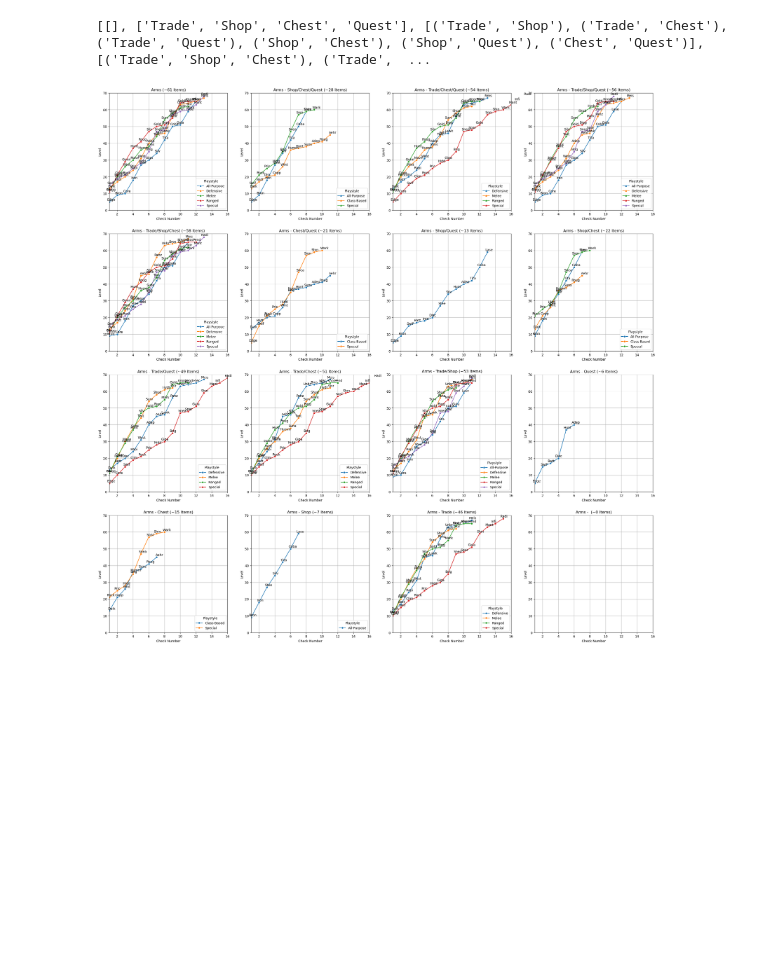
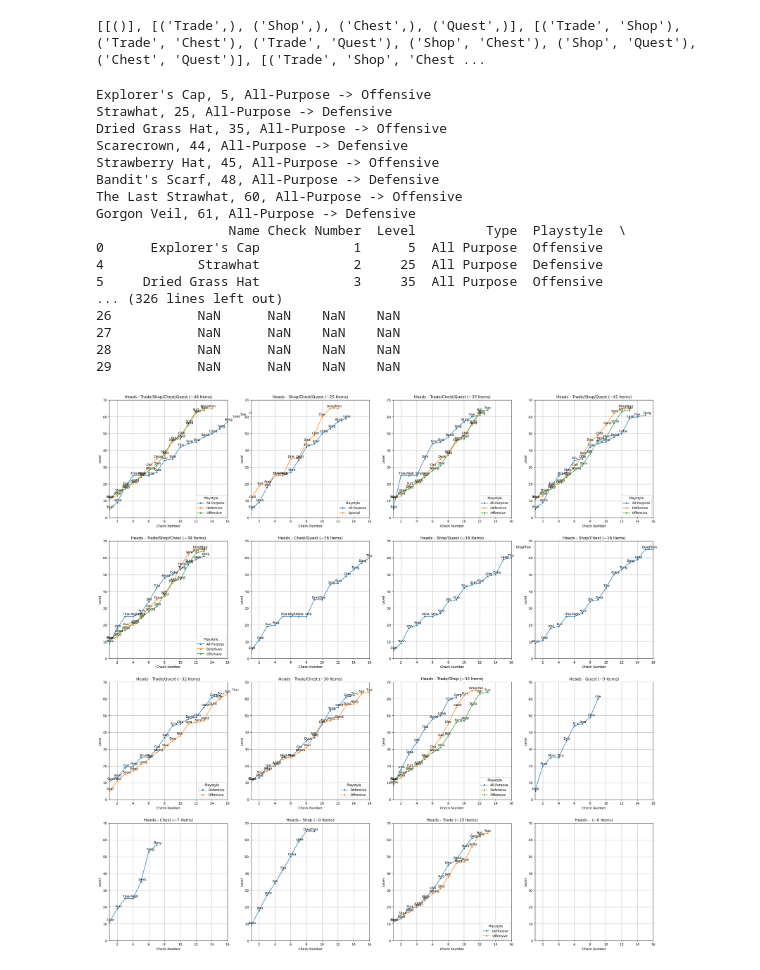
Before and after one commit to Treeways/CCProgressiveEquipment, a Jupyter notebook: CCAP_ProgAnalysis.ipynb, the cells around one changed output. Saved outputs shown, nothing was run; the diff lists cells and outputs as text; code cells hidden in the pictures; blank space fills up the shorter version.

Commit message:
Heads data

```diff
--- a/CCAP_ProgAnalysis.ipynb
+++ b/CCAP_ProgAnalysis.ipynb
@@ -11,12 +11,12 @@ legs_data = pd.read_csv('Legs.csv')
 def get_playstyle_list(dataframe):
         return dataframe["Playstyle"].drop_duplicates().to_list()
 
-def progressively_order(dataframe):
+def progressively_order(dataframe: pd.DataFrame):
         # Assign a check number based on the progressive order of each item
         playstyle_list = get_playstyle_list(dataframe)
         if not 'Check Number' in dataframe:
                 dataframe.insert(1, 'Check Number', '')
-        dataframe = dataframe.sort_values(by=['Playstyle', 'Level'])
+        dataframe.sort_values(by=['Playstyle', 'Level'], inplace=True)
         for playstyle in playstyle_list:
                 i = 1
                 for index, row in dataframe[dataframe['Playstyle'] == playstyle].iterrows():
@@ -71,14 +71,14 @@ import itertools
 
 # Get all combinations of obtained methods
 OBTAINED_METHODS = ['Trade', 'Shop', 'Chest', 'Quest']
-obtained_combinations = [[]]
-obtained_combinations.append(OBTAINED_METHODS)
-for n in range(2, 5):
+# Empty combination represents the inverse of all toggles
+obtained_combinations = [ [()] ]
+for n in range(1, 5):
         obtained_combinations.append((list(itertools.combinations(OBTAINED_METHODS, n))))
 
 print(obtained_combinations)
 # %% [output]
-[[], ['Trade', 'Shop', 'Chest', 'Quest'], [('Trade', 'Shop'), ('Trade', 'Chest'), ('Trade', 'Quest'), ('Shop', 'Chest'), ('Shop', 'Quest'), ('Chest', 'Quest')], [('Trade', 'Shop', 'Chest'), ('Trade',  ...
+[[()], [('Trade',), ('Shop',), ('Chest',), ('Quest',)], [('Trade', 'Shop'), ('Trade', 'Chest'), ('Trade', 'Quest'), ('Shop', 'Chest'), ('Shop', 'Quest'), ('Chest', 'Quest')], [('Trade', 'Shop', 'Chest ...
 # %%
 #####
 #
@@ -196,8 +239,8 @@ def plot_graphs_and_write_json(df: pd.DataFrame, title: str, max_lim: int):
 
 
         # Subplot [0][0]: No rando enabled
-        sns.lineplot(x='Check Number', y='Level', marker='o', hue='Playstyle', ax=ax[0][0], data=df).title.set_text('{0} (~{1} Items)'.format(title, str(len(df.index))))
-        label_point(df['Check Number'], df['Level'], df['Name'], ax[0][0])
+        # sns.lineplot(x='Check Number', y='Level', marker='o', hue='Playstyle', ax=ax[0][0], data=df).title.set_text('{0} (~{1} Items)'.format(title, str(len(df.index))))
+        # label_point(df['Check Number'], df['Level'], df['Name'], ax[0][0])
 
         # Reset JSON data
         json_filename = f'./Progressive{title}.json'
@@ -206,17 +249,19 @@ def plot_graphs_and_write_json(df: pd.DataFrame, title: str, max_lim: int):
 
         # Disable every combination of rando toggles and graph it
         v = 0
-        w = 1
+        w = 0
         for sub_combinations in obtained_combinations:
+                # print(f'Subcombos: {sub_combinations}')
                 for combo in sub_combinations:
+                        # print(f'Combo: {combo}')
                         # If the combo is a single string, make this an array with one string
                         if isinstance(combo, str): combo = [combo]
                         combo_inverted = list(filter(lambda x: x not in combo, OBTAINED_METHODS))
                         graph_data = pop_if_obtained_via(df, combo)
-                        # print(combo)
 
                         # Create manually defined graph adjustments
                         adjust_graph_data(graph_data, title, combo_inverted)
+                        # print(graph_data)
                         graph_data = progressively_order(graph_data)
 
                         sns.lineplot(
@@ -239,33 +284,50 @@ def plot_graphs_and_write_json(df: pd.DataFrame, title: str, max_lim: int):
                                         json_data[camel_case_title_key] = { 'displayName': title_key, 'items': [] }
 
                                 # Include `true` metadata
                                 json_metadata = { 'metadata': { str(c).lower(): True for c in combo_inverted } }
                                 json_content = { 'content': [ { 'item': n } for n in graph_data[graph_data['Playstyle'] == playstyle]['Name'] ] }
 
                                 # Include `false` metadata as well
                                 # json_metadata = { 'metadata': { str(c).lower(): True for c in combo } | { str(c).lower(): False for c in combo_inverted } }
 
                                 json_data[camel_case_title_key]['items'].append(json_metadata | json_content)
 
                                 # json_data[title_key].append({ 'items': {} })
 
 
                                 # for index, row in graph_data[graph_data['Playstyle'] == playstyle].iterrows():
                                 #         print(row)
 
                         # Cycle axis
                         w += 1
                         if w == 4:
                                 v += 1
                                 w = 0
 
         # Write to JSON
         with open(json_filename, 'w') as f:
                 f.write(json.dumps(json_data, separators=(',', ':')))
 
-plot_graphs_and_write_json(arms_data, 'Arms', 16)
-# plot_graphs_and_write_json(heads_data, 'Heads', 16)
+# plot_graphs_and_write_json(arms_data, 'Arms', 16)
+plot_graphs_and_write_json(heads_data, 'Heads', 16)
 # plot_graphs_and_write_json(torsos_data, 'Torsos', 16)
 # plot_graphs_and_write_json(legs_data, 'Legs', 16)
 # %% [output]
+Explorer's Cap, 5, All-Purpose -> Offensive
+Strawhat, 25, All-Purpose -> Defensive
+Dried Grass Hat, 35, All-Purpose -> Offensive
+Scarecrown, 44, All-Purpose -> Defensive
+Strawberry Hat, 45, All-Purpose -> Offensive
+Bandit's Scarf, 48, All-Purpose -> Defensive
+The Last Strawhat, 60, All-Purpose -> Offensive
+Gorgon Veil, 61, All-Purpose -> Defensive
+                 Name Check Number  Level         Type  Playstyle  \
+0      Explorer's Cap            1      5  All Purpose  Offensive
+4            Strawhat            2     25  All Purpose  Defensive
+5     Dried Grass Hat            3     35  All Purpose  Offensive
+... (326 lines left out)
+26           NaN      NaN    NaN    NaN
+27           NaN      NaN    NaN    NaN
+28           NaN      NaN    NaN    NaN
+29           NaN      NaN    NaN    NaN
-[figure, old version]
+[figure, new version]
```
Also changed, not shown: parts of 1 cell of this notebook, 1 other file.
